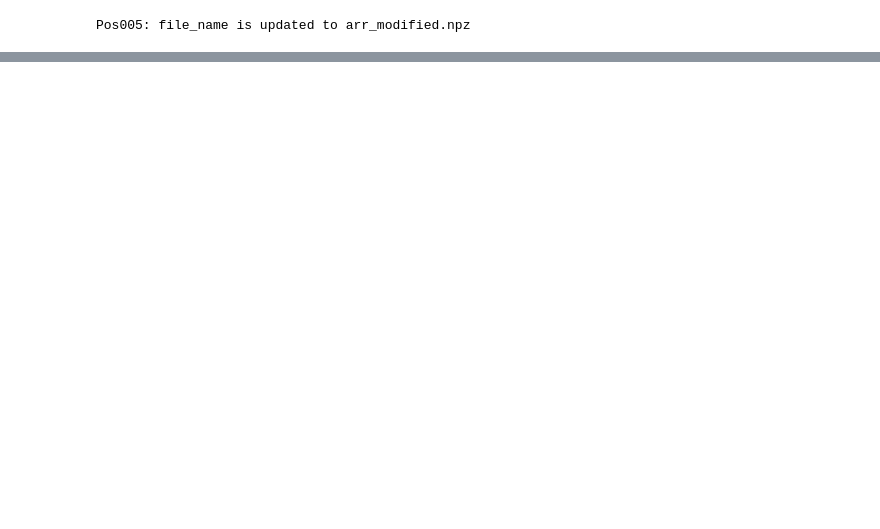
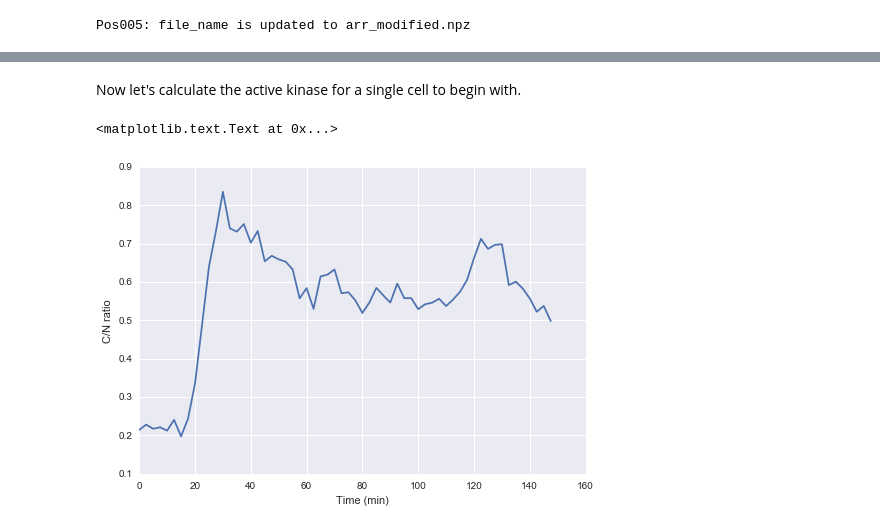
Before and after one commit to macklin/covertrace, a Jupyter notebook: KTRProtocol.ipynb, the cells around one changed output, grey strips where cells are left out. Drawn from its saved outputs; the diff is of its cells as text; code cells hidden in the pictures; blank space fills up the shorter version.

```diff
--- a/KTRProtocol.ipynb
+++ b/KTRProtocol.ipynb
@@ -427,3 +410,15 @@ for q in q_store:
     k_ip_sc.append(np.median(est_k_ip)/q)
     k_eu_sc.append(np.median(est_k_eu) * q)
     k_ep_sc.append(np.median(est_k_ep) * q)
+# %% [markdown]
+Now let's calculate the active kinase for a single cell to begin with.
+# %%
+cell_id = 1
+time = np.arange(0, 150, 2.5)  # in minute
+single_rcn = sites_il1b.Pos005.data['cytoplasm', 'TRITC', 'median_ratio'][cell_id, :]
+plt.plot(time, single_rcn)
+plt.ylabel('C/N ratio')
+plt.xlabel('Time (min)')
+# %% [output]
+<matplotlib.text.Text at 0x...>
+[figure, added]
```
Also changed, not shown: parts of 21 cells of this notebook.
